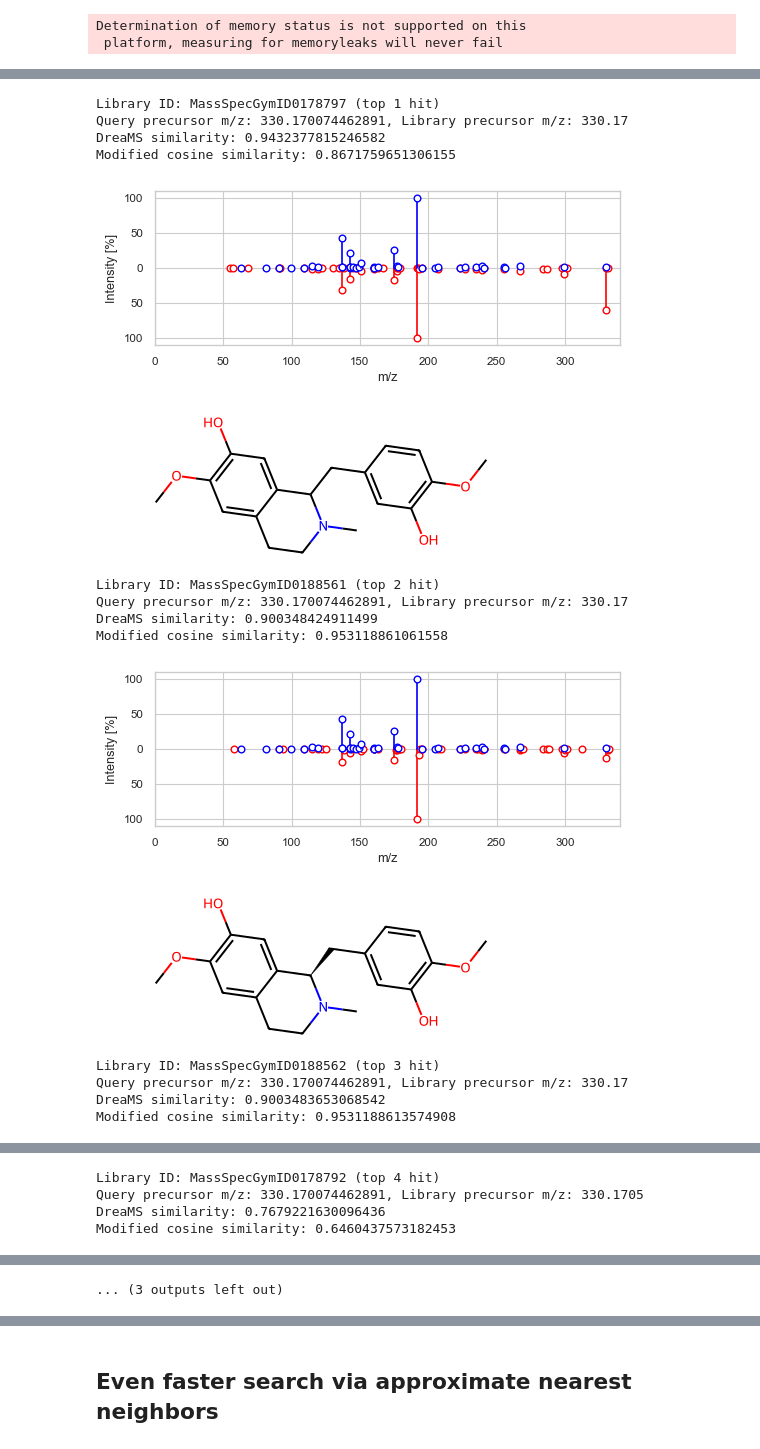
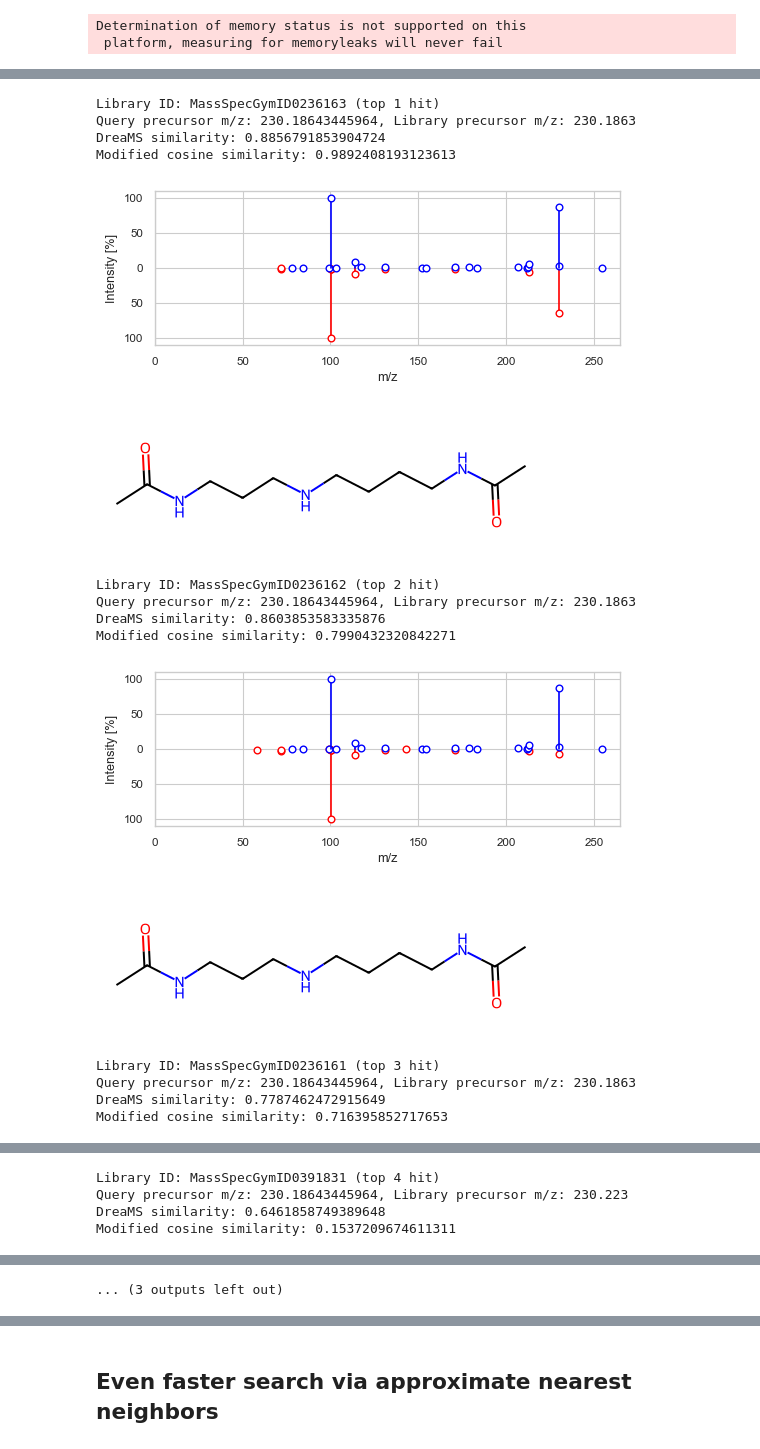
Before and after one commit to pluskal-lab/DreaMS, a Jupyter notebook: tutorials/library_matching.ipynb, the cells around one changed output, grey strips where cells are left out. Saved outputs shown, nothing was run; the diff lists cells and outputs as text; code cells hidden in the pictures.

```diff
--- a/tutorials/library_matching.ipynb
+++ b/tutorials/library_matching.ipynb
@@ -23,8 +31,8 @@ Determination of memory status is not supported on this
 # %%
-in_pth = Path('../data/pipers2021/20210623_08_3A_1uL.mzML')
-lib_pth = Path('../data/MassSpecGym_DreaMS.hdf5')
+in_pth = Path('../data/S_N1.mzML')  # Example dataset
+lib_pth = Path('../data/MassSpecGym_DreaMS.hdf5')  # MassSpecGym library
 # %%
 msdata_lib = MSData.load(lib_pth)
-embs_lib = msdata_lib['DreaMS_embedding']
-embs_lib.shape
+embs_lib = msdata_lib[DREAMS_EMBEDDING]
+print('Shape of the library embeddings:', embs_lib.shape)
 # %% [output]
@@ -32,4 +39,0 @@ embs_lib.shape
-# %%
-embs = compute_dreams_embeddings(in_pth)
-msdata = MSData.load(in_pth.with_suffix('.hdf5'))
-embs.shape
@@ -37,0 +40,4 @@ embs.shape
+# %%
+msdata = MSData.load(in_pth)
+embs = dreams_embeddings(msdata)
+print('Shape of the query embeddings:', embs.shape)
@@ -99,28 +115,28 @@ df.to_csv(io.append_to_stem(in_pth, 'MassSpecGym_hits').with_suffix('.csv'), ind
 # %%
-i = df_top1['i'].iloc[6]
+i = df_top1['i'].iloc[25]
 df_i = df[df['i'] == i]
 for _, row in df_i.iterrows():
     i, j = row['i'], row['j']
     print(f'Library ID: {row["library_ID"]} (top {row["topk"]} hit)')
     print(f'Query precursor m/z: {msdata.get_prec_mzs(i)}, Library precursor m/z: {msdata_lib.get_prec_mzs(j)}')
     print('DreaMS similarity:', row['DreaMS_similarity'])
     print('Modified cosine similarity:', row['Modified_cosine_similarity'])
     su.plot_spectrum(spec=msdata.get_spectra(i), mirror_spec=msdata_lib.get_spectra(j))
     display(Chem.MolFromSmiles(row['library_SMILES']))
 # %% [output]
-Library ID: MassSpecGymID0178797 (top 1 hit)
-Query precursor m/z: 330.170074462891, Library precursor m/z: 330.17
-DreaMS similarity: 0.9432377815246582
-Modified cosine similarity: 0.8671759651306155
+Library ID: MassSpecGymID0236163 (top 1 hit)
+Query precursor m/z: 230.18643445964, Library precursor m/z: 230.1863
+DreaMS similarity: 0.8856791853904724
+Modified cosine similarity: 0.9892408193123613
-[figure, old version]
+[figure, new version]
-[figure, old version]
+[figure, new version]
-Library ID: MassSpecGymID0188561 (top 2 hit)
-Query precursor m/z: 330.170074462891, Library precursor m/z: 330.17
-DreaMS similarity: 0.900348424911499
-Modified cosine similarity: 0.953118861061558
+Library ID: MassSpecGymID0236162 (top 2 hit)
+Query precursor m/z: 230.18643445964, Library precursor m/z: 230.1863
+DreaMS similarity: 0.8603853583335876
+Modified cosine similarity: 0.7990432320842271
-[figure, old version]
+[figure, new version]
-[figure, old version]
+[figure, new version]
-Library ID: MassSpecGymID0188562 (top 3 hit)
-Query precursor m/z: 330.170074462891, Library precursor m/z: 330.17
-DreaMS similarity: 0.9003483653068542
-Modified cosine similarity: 0.9531188613574908
+Library ID: MassSpecGymID0236161 (top 3 hit)
+Query precursor m/z: 230.18643445964, Library precursor m/z: 230.1863
+DreaMS similarity: 0.7787462472915649
+Modified cosine similarity: 0.716395852717653
@@ -129,4 +145,4 @@ Modified cosine similarity: 0.9531188613574908
-Library ID: MassSpecGymID0178792 (top 4 hit)
-Query precursor m/z: 330.170074462891, Library precursor m/z: 330.1705
-DreaMS similarity: 0.7679221630096436
-Modified cosine similarity: 0.6460437573182453
+Library ID: MassSpecGymID0391831 (top 4 hit)
+Query precursor m/z: 230.18643445964, Library precursor m/z: 230.223
+DreaMS similarity: 0.6461858749389648
+Modified cosine similarity: 0.1537209674611311
```
Also changed, not shown: parts of 32 cells of this notebook.
